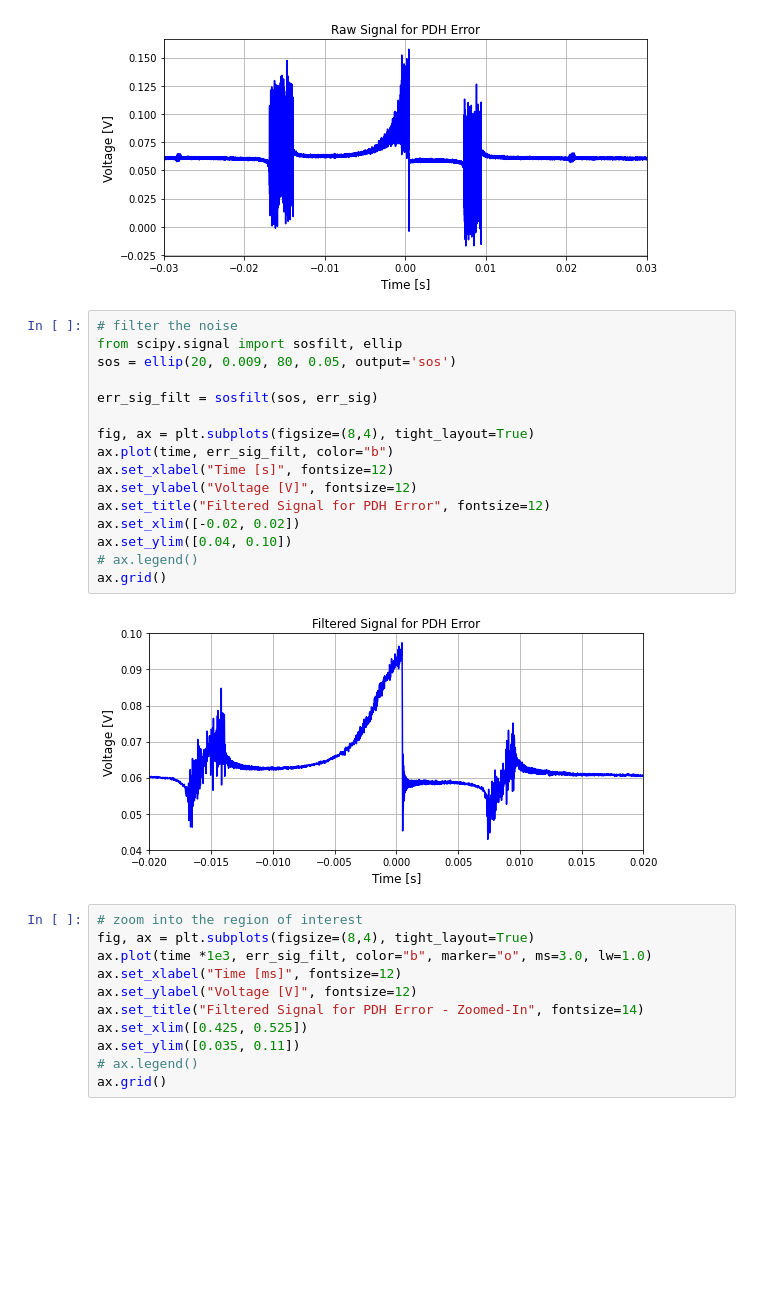
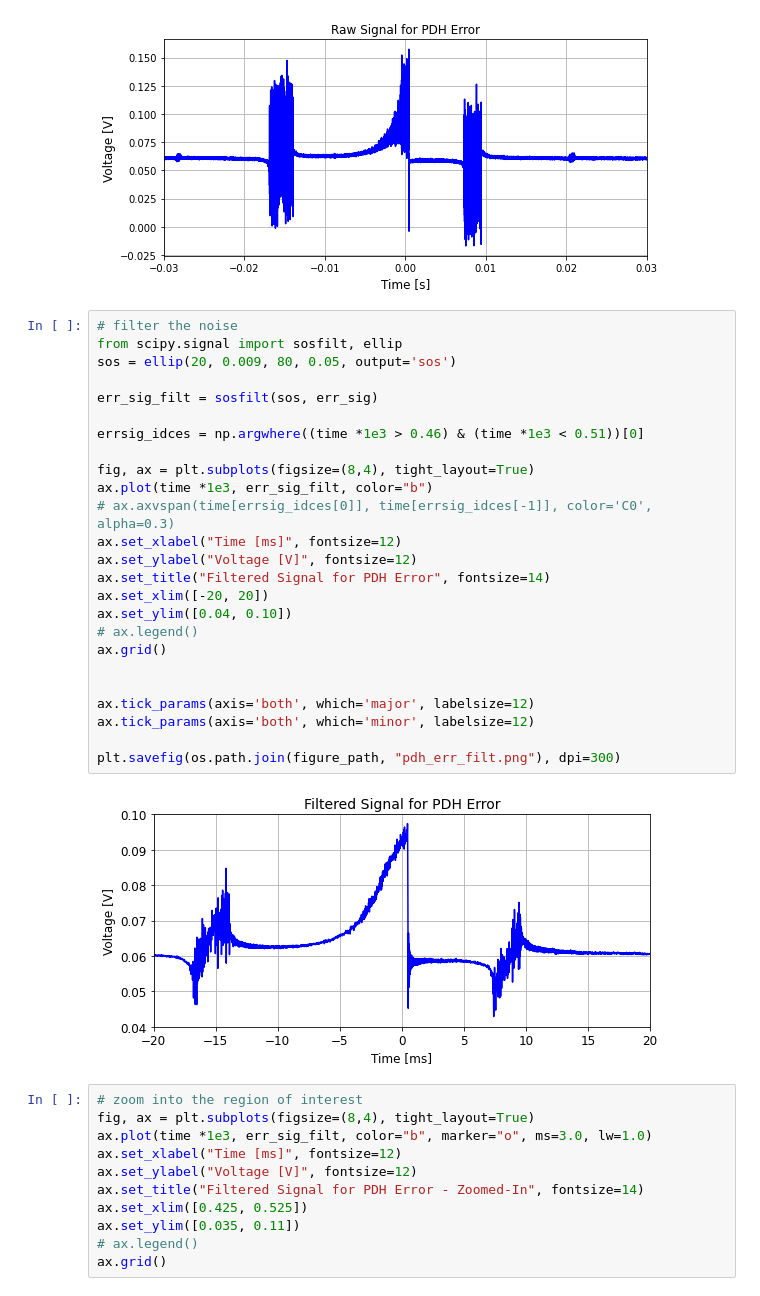
Before and after one commit to tesla1900/advanced-lab-course, a Jupyter notebook: laser_gyroscope/error_signal_analysis.ipynb, the cells around one changed output. Cells and saved outputs as stored; diff of their text form; blank space fills up the shorter version.

Commit message:
Added PDH error to report

```diff
--- a/laser_gyroscope/error_signal_analysis.ipynb
+++ b/laser_gyroscope/error_signal_analysis.ipynb
@@ -56,21 +56,30 @@ plt.savefig(os.path.join(figure_path, "raw_err_sig.png"), dpi=300)
 # %%
 # filter the noise
 from scipy.signal import sosfilt, ellip
 sos = ellip(20, 0.009, 80, 0.05, output='sos')
 
 err_sig_filt = sosfilt(sos, err_sig)
 
+errsig_idces = np.argwhere((time *1e3 > 0.46) & (time *1e3 < 0.51))[0]
+
 fig, ax = plt.subplots(figsize=(8,4), tight_layout=True)
-ax.plot(time, err_sig_filt, color="b")
-ax.set_xlabel("Time [s]", fontsize=12)
+ax.plot(time *1e3, err_sig_filt, color="b")
+# ax.axvspan(time[errsig_idces[0]], time[errsig_idces[-1]], color='C0', alpha=0.3)
+ax.set_xlabel("Time [ms]", fontsize=12)
 ax.set_ylabel("Voltage [V]", fontsize=12)
-ax.set_title("Filtered Signal for PDH Error", fontsize=12)
-ax.set_xlim([-0.02, 0.02])
+ax.set_title("Filtered Signal for PDH Error", fontsize=14)
+ax.set_xlim([-20, 20])
 ax.set_ylim([0.04, 0.10])
 # ax.legend()
 ax.grid()
+
+
+ax.tick_params(axis='both', which='major', labelsize=12)
+ax.tick_params(axis='both', which='minor', labelsize=12)
+
+plt.savefig(os.path.join(figure_path, "pdh_err_filt.png"), dpi=300)
 # %% [output]
-[figure, old version]
+[figure, new version]
 # %%
 # zoom into the region of interest
 fig, ax = plt.subplots(figsize=(8,4), tight_layout=True)
```
Also changed, not shown: parts of 2 cells of this notebook, 7 other files.
